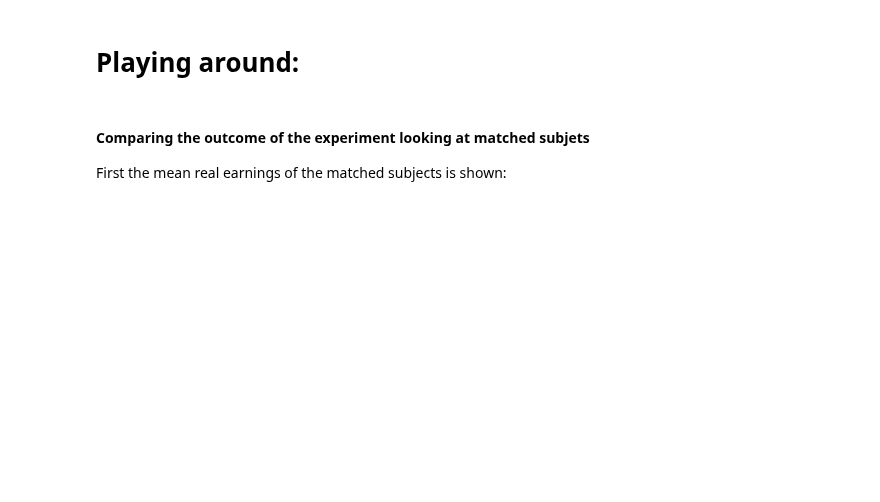
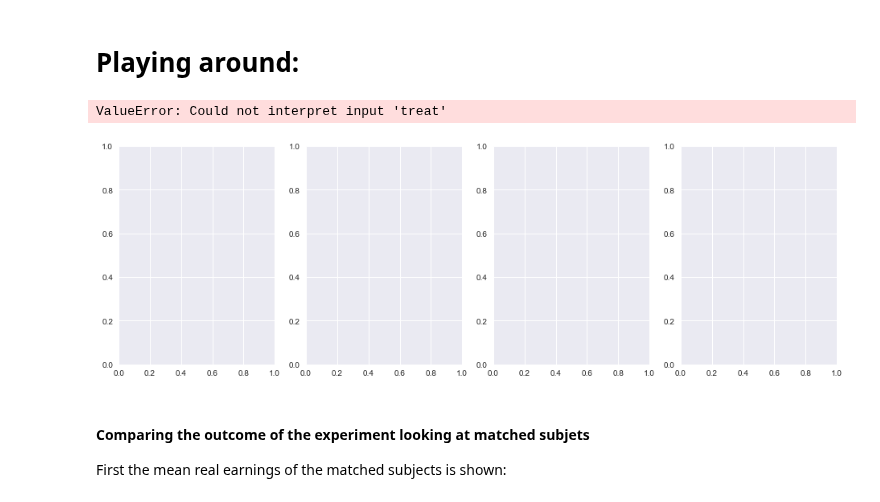
Before and after one commit to roman-bachmann/prayingmantissa, a Jupyter notebook: homework04/notebook.ipynb, the cells around one changed output. Cells and saved outputs as stored; diff of their text form; code cells hidden in the pictures; blank space fills up the shorter version.

```diff
--- a/homework04/notebook.ipynb
+++ b/homework04/notebook.ipynb
@@ -250,12 +233,17 @@ sns.distplot(df.Prop_Diff[df.Prop_Diff <= 0.5], norm_hist=True, kde=True)
+# %%
+matched2 = matched_experiment.prop_diff[matched_experiment.prop_diff <= 0.5]
 # %% [markdown]
 # Playing around:
 # %%
 fig, axs = plt.subplots(1, 4, figsize=(16, 5))
 
-sns.violinplot(x = 'treat',y ='age', data = df,ax = axs[0]).set_title('Mean age')
-sns.violinplot(x = 'treat',y ='educ', data = matched_experiment,ax = axs[1]).set_title('Years of education')
-sns.violinplot(x = 'treat',y ='re74', data = matched_experiment,ax = axs[2]).set_title('Income 1974')
-sns.violinplot(x = 'treat',y ='re75', data = matched_experiment,ax = axs[3]).set_title('Income 1975')
+sns.violinplot(x = 'treat',y ='age', data = matched2,ax = axs[0]).set_title('Mean age')
+sns.violinplot(x = 'treat',y ='educ', data = matched2,ax = axs[1]).set_title('Years of education')
+sns.violinplot(x = 'treat',y ='re74', data = matched2,ax = axs[2]).set_title('Income 1974')
+sns.violinplot(x = 'treat',y ='re75', data = matched2,ax = axs[3]).set_title('Income 1975')
+# %% [output]
+ValueError: Could not interpret input 'treat'
+[figure, added]
 # %% [markdown]
 #### Comparing the outcome of the experiment looking at matched subjets
 
```
Also changed, not shown: parts of 18 cells of this notebook.
